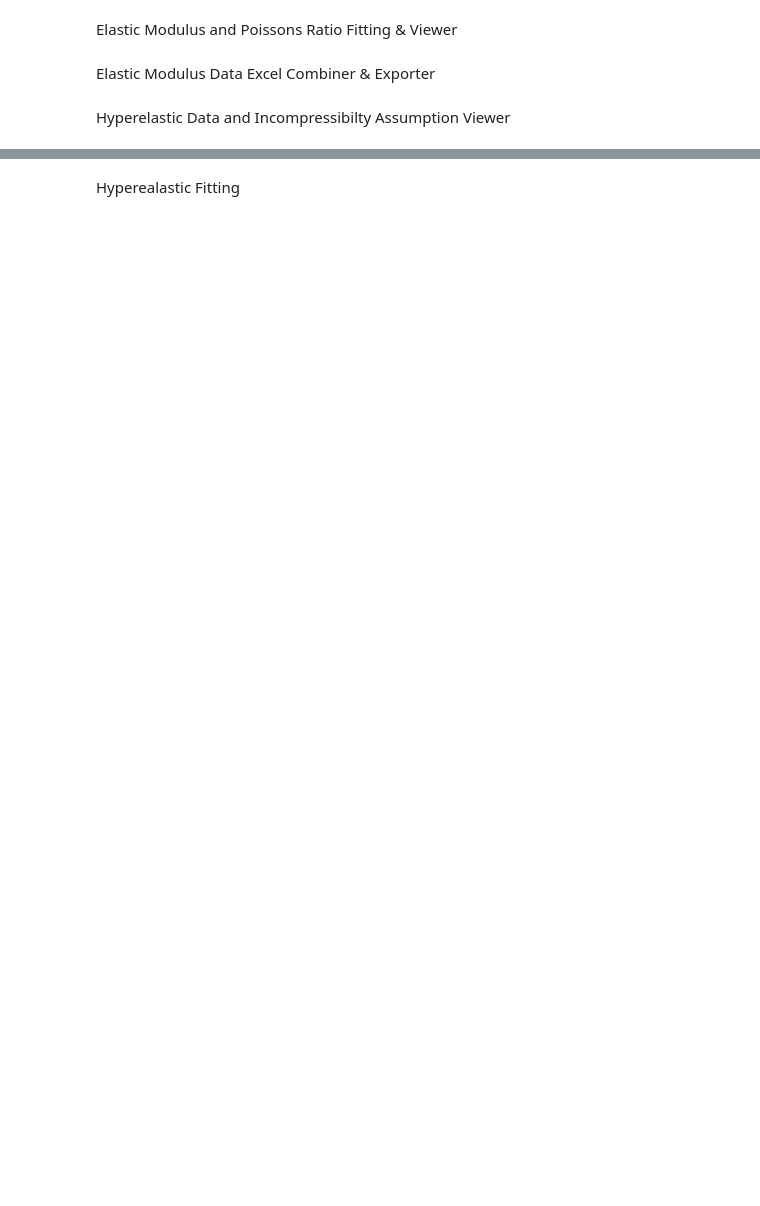
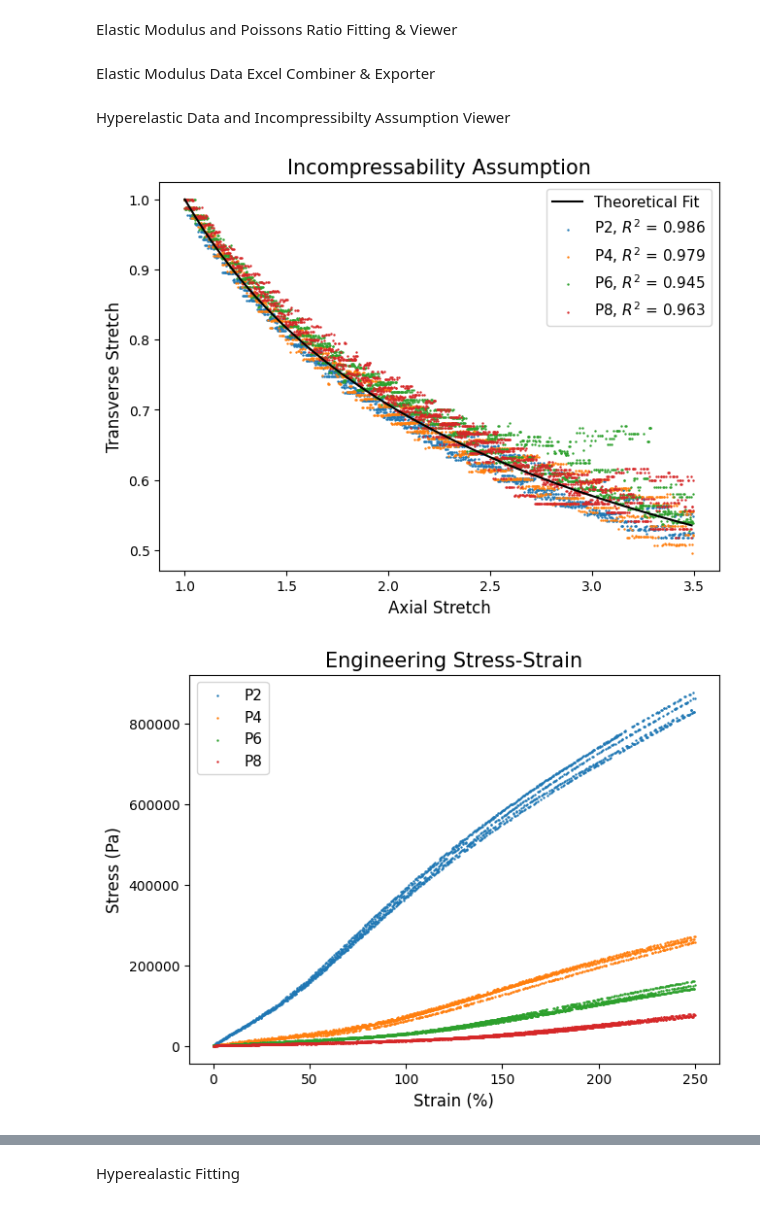
Before and after one commit to TheDuckenEngineer/PVC-Tensile-Experiment, a Jupyter notebook: Elastic and Hyperelastic fitting.ipynb, the cells around one changed output, grey strips where cells are left out. Cells and saved outputs as stored; diff of their text form; code cells hidden in the pictures; blank space fills up the shorter version.

```diff
--- a/Elastic and Hyperelastic fitting.ipynb
+++ b/Elastic and Hyperelastic fitting.ipynb
@@ -7,6 +7,12 @@ from pvc_tensile_experiment.Functions import *
 
 def LinearFit(x, a, b):
     return a*x + b
+
+# Compute R-squared
+def RSquared(yTrue, yPredict):
+    ssResidual = np.sum((yTrue - yPredict)**2)
+    ssTotal = np.sum((yTrue - np.mean(yTrue))**2)
+    return 1 - (ssResidual/ssTotal)
 
 # create a dataframe to save the data
 df = pd.DataFrame(columns = ["Plasticizer", "Elastic Modulus (Pa)", "Poissons Ratio", "Bulk Modulus"])
@@ -34,20 +40,20 @@ for plastiRatio in ['P2', 'P4', 'P6', 'P8']:
 
     # plot engineering stress vs strain
     plt.figure(0)
-    plt.scatter(axStrain[elasRegion], stress[elasRegion]*1e6, s = markerSize, label = f'{plastiRatio} Gel')
-    # plt.plot(xfit, LinearFit(xfit, poptE[0], poptE[1]), 'black')
+    plt.scatter(axStrain[elasRegion], stress[elasRegion]*1e6, s = markerSize, label = f'{plastiRatio}, $R^2$ = {np.round(RSquared(stress[elasRegion]*1e6, LinearFit(axStrain[elasRegion], poptE[0], poptE[1])), 3)}')
+    plt.plot(xfit, LinearFit(xfit, poptE[0], poptE[1]), 'black')
     plt.xlabel('Axial Strain', fontsize = axisSize)
     plt.ylabel('Stress (Pa)', fontsize = axisSize)
-    plt.title(f'PVC Gel Elastic Modulus (Pa)', fontsize = titleSize)
+    plt.title(f'Elastic Modulus', fontsize = titleSize)
     plt.legend(fontsize = legendSize)
 
     # plot poissons ratio
     plt.figure(1)
-    plt.scatter(axStrain[elasRegion], transStrain[elasRegion], s = markerSize, label = f'{plastiRatio} Gel')
-    # plt.plot(xfit, LinearFit(xfit, poptP[0], poptP[1]), 'black', )
+    plt.scatter(axStrain[elasRegion], transStrain[elasRegion], s = markerSize, label = f'{plastiRatio}, $R^2$ = {np.round(RSquared(transStrain[elasRegion], LinearFit(axStrain[elasRegion], poptP[0], poptP[1])), 3)}')
+    plt.plot(xfit, LinearFit(xfit, poptP[0], poptP[1]), 'black')
     plt.xlabel('Axial Strain', fontsize = axisSize)
     plt.ylabel('Transverse Strain', fontsize = axisSize)
-    plt.title(f'PVC Gel Poissons Ratio', fontsize = titleSize)
+    plt.title(f'Poissons Ratio', fontsize = titleSize)
     plt.legend(fontsize = legendSize)
 
     df.loc[i] = [plastiRatio, poptE[0], poptP[0], poptE[0]/2/(1 - 2*poptP[0])]
@@ -97,47 +103,55 @@ fig, axs3 = plt.subplots(1,1, layout = "constrained")
 # plot parameters
 markerSize = 0.5
 titleSize = 15
-axisSize = 11
+axisSize = 12
 legendSize = 11
 
-# plot the ideal incompressability condition
-stretch = np.arange(1.0, 4.5, 0.01)
+# plot the ideal incompressability condition. this doesn't effect the coefficient of determination
+stretch = np.arange(1.0, 3.5, 0.01)
 axs1.plot(stretch, np.sqrt(1/stretch), label = 'Theoretical Fit', c = 'k')
-axs1.legend(fontsize = 11)
+axs1.legend(fontsize = legendSize)
 
 # the desired plasticizer ratio
 for plastiRatio in ['P2', 'P4', 'P6', 'P8']:
 
     # read the processed data files
     _, axStrain, _, transStrain, stress = InstronDataCompile(f'Hyperelastic Data/', plastiRatio)
 
+    # read only up to 250 % strain
+    indices = np.where(axStrain < 2.5)
+    indices = range(0, indices[0][-1], 25)
+    axStrain = axStrain[indices]
+
     # find true strain and stress from engineering strain
     stretch = 1 + axStrain
-    transverseStretch = 1 + transStrain
-    stress = stress*1e6
+    transverseStretch = 1 + transStrain[indices]
+    stress = stress[indices]*1e6
     stressTrue = stress*stretch
 
     # print the coeff of determination per dataset
-    coeffDet = RSquared( np.sqrt(1/stretch[np.isnan(stretch) == False]), -transverseStretch[np.isnan(stretch) == False] + 2)
+    coeffDet = RSquared(np.sqrt(1/stretch[np.isnan(stretch) == False]), -transverseStretch[np.isnan(stretch) == False] + 2)
 
     # plot inverse stretch ratio showing isotropic and incompressable
-    axs1.scatter(stretch, -transverseStretch + 2, label = f'{plastiRatio}, $R^2$ = {np.round(coeffDet, 2)}', s = markerSize)
+    axs1.scatter(stretch, -transverseStretch + 2, label = f'{plastiRatio}, $R^2$ = {np.round(coeffDet, 3)}', s = markerSize)
     axs1.set_xlabel('Axial Stretch', fontsize = axisSize)
     axs1.set_ylabel('Transverse Stretch', fontsize = axisSize)
     axs1.set_title("Incompressability Assumption", fontsize = titleSize)
     axs1.legend(fontsize = legendSize)
 
     # plot engineering stress-strain
     axs2.scatter(axStrain*1e2, stress, s = markerSize, label = f'{plastiRatio}')
-    axs2.set_xlabel('Engineering Strain (%)', fontsize = axisSize)
-    axs2.set_ylabel('Engineering Stress (Pa)', fontsize = axisSize)
-    axs2.set_title('PVC Gel Engineering Stress', fontsize = titleSize)
+    axs2.set_xlabel('Strain (%)', fontsize = axisSize)
+    axs2.set_ylabel('Stress (Pa)', fontsize = axisSize)
+    axs2.set_title('Engineering Stress-Strain', fontsize = titleSize)
     axs2.legend(fontsize = legendSize)
 
     # plot true stress-strain
     axs3.scatter(stretch, stressTrue, s = markerSize, label = f'{plastiRatio}')
     axs3.set_xlabel('Stretch', fontsize = axisSize)
     axs3.set_ylabel('True Stress (Pa)', fontsize = axisSize)
-    axs3.set_title('PVC Gel True Stress', fontsize = titleSize)
+    axs3.set_title('True Stress-Stretch', fontsize = titleSize)
     axs3.legend(fontsize = legendSize)
 plt.show()
+# %% [output]
+[figure, added]
+[figure, added]
```
Also changed, not shown: parts of 2 cells of this notebook, 1 other file.
